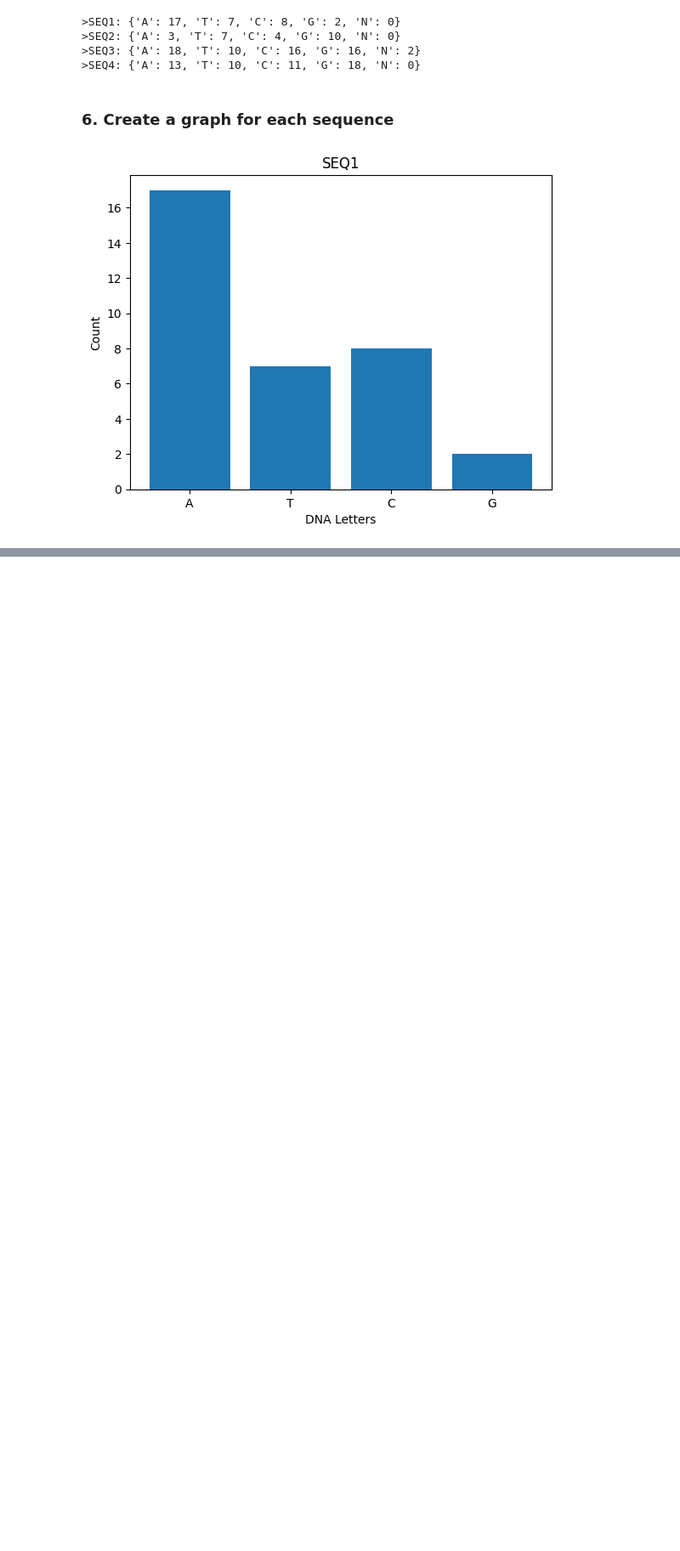
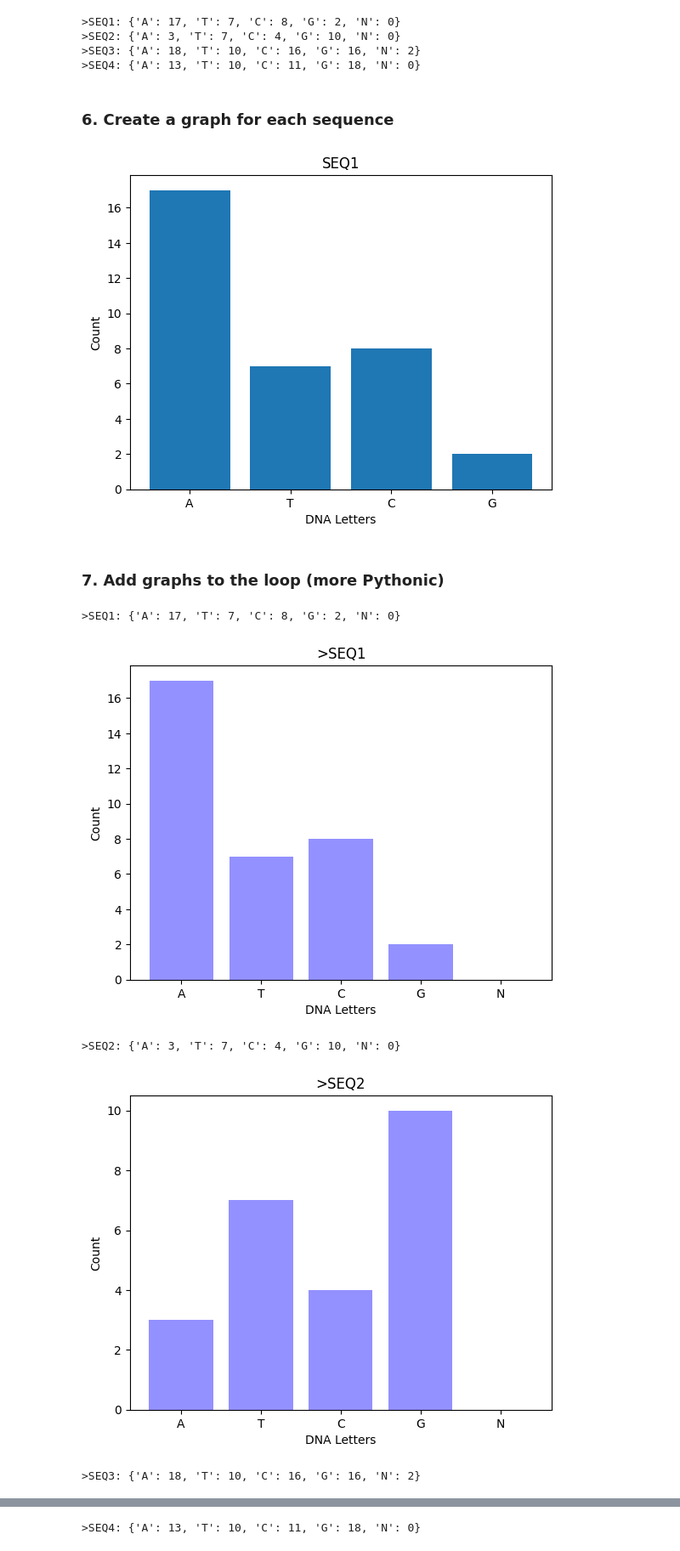
Before and after one commit to aurabyte-dev/Lab1_python-_fundamentals, a Jupyter notebook: Task_1.ipynb, the cells around one changed output, grey strips where cells are left out. Shown at 85% size. Cells and saved outputs as stored; diff of their text form; code cells hidden in the pictures; blank space fills up the shorter version.

Commit message:
Added graphs for each sequence and completed task 1

```diff
--- a/Task_1.ipynb
+++ b/Task_1.ipynb
@@ -111,2 +114,40 @@ plt.show()
 # %% [output]
 [figure]
+# %% [markdown]
+### 7. Add graphs to the loop (more Pythonic)
+# %%
+import matplotlib.pyplot as plt
+
+with open("dna_raw.txt", "r") as file:
+    dna1 = file.read()
+
+    dna1 = dna1.upper()
+    sequences = dna1.split("\n")
+
+
+for i in range(0, len(sequences),2): # Loops through the list in steps of two
+    SQ_nr = sequences[i] # This is the sequence row (SQ1, SQ2,..)
+    dna_string = sequences [i+1] # This is the dna string associated with the sequence number on the row above
+
+    letter_count_SQ = {'A': 0, 'T': 0, 'C':0, 'G': 0, 'N':0}  # create a dictionary for each sequence
+    for letter in dna_string:
+        letter_count_SQ[letter] += 1
+
+    print(f'{SQ_nr}: {letter_count_SQ}')
+
+
+    # Create bar chart
+    plt.bar(letter_count_SQ.keys(), letter_count_SQ.values(), color = '#9391ff') #  Gets the letters and counts from the dictionary. Changed the color for fun.
+    # .keys --> Gets all the dictionary KEYS
+    # .value --> Gets all the dictionary VALUES
+    # Dictionary methods from w3school - https://www.w3schools.com/python/python_ref_dictionary.asp
+    plt.title(SQ_nr) # Use sequence ID as title
+    plt.xlabel('DNA Letters')
+    plt.ylabel('Count')
+    plt.show()
+# %% [output]
+>SEQ1: {'A': 17, 'T': 7, 'C': 8, 'G': 2, 'N': 0}
+[figure, added]
+>SEQ2: {'A': 3, 'T': 7, 'C': 4, 'G': 10, 'N': 0}
+[figure, added]
+>SEQ3: {'A': 18, 'T': 10, 'C': 16, 'G': 16, 'N': 2}
@@ -112,0 +155 @@ plt.show()
+>SEQ4: {'A': 13, 'T': 10, 'C': 11, 'G': 18, 'N': 0}
```
Also changed, not shown: parts of 3 cells of this notebook.
